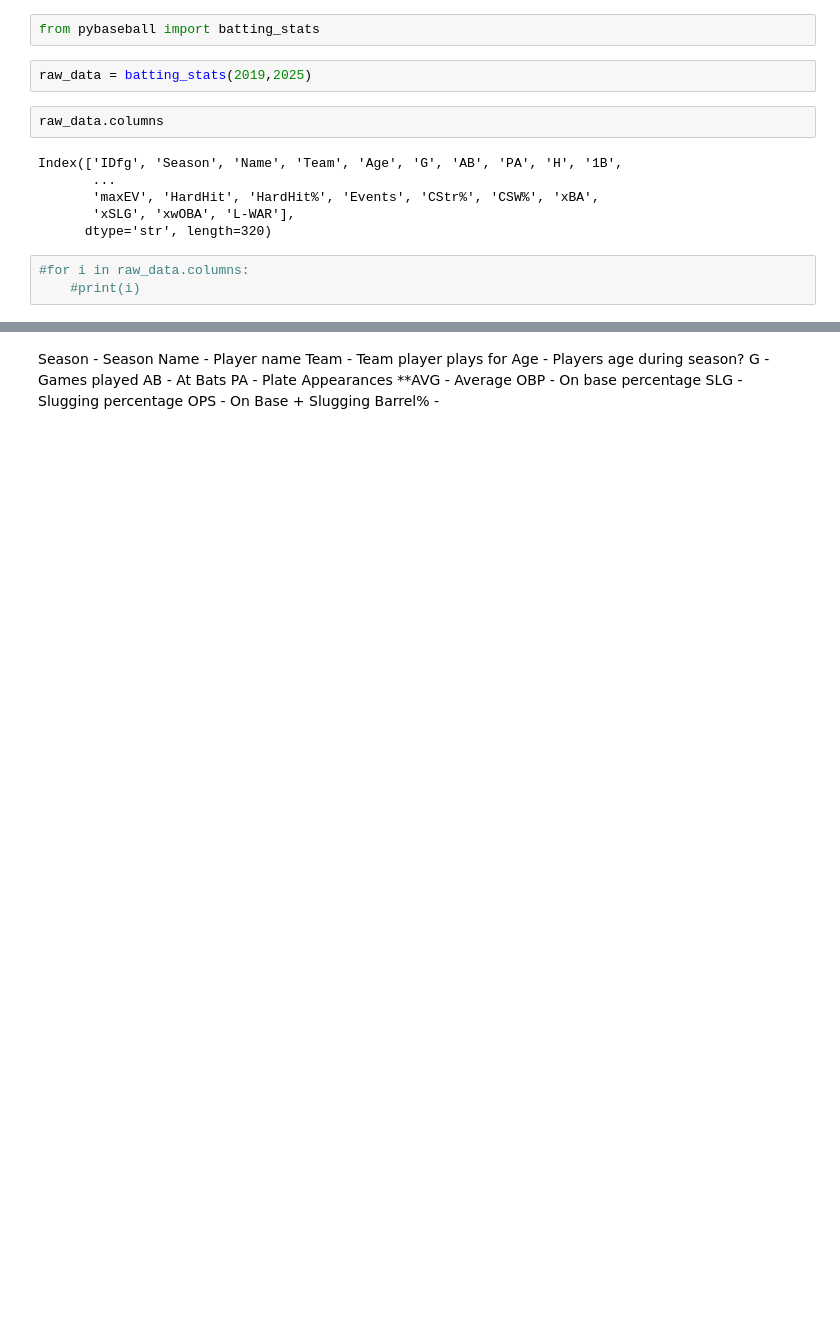
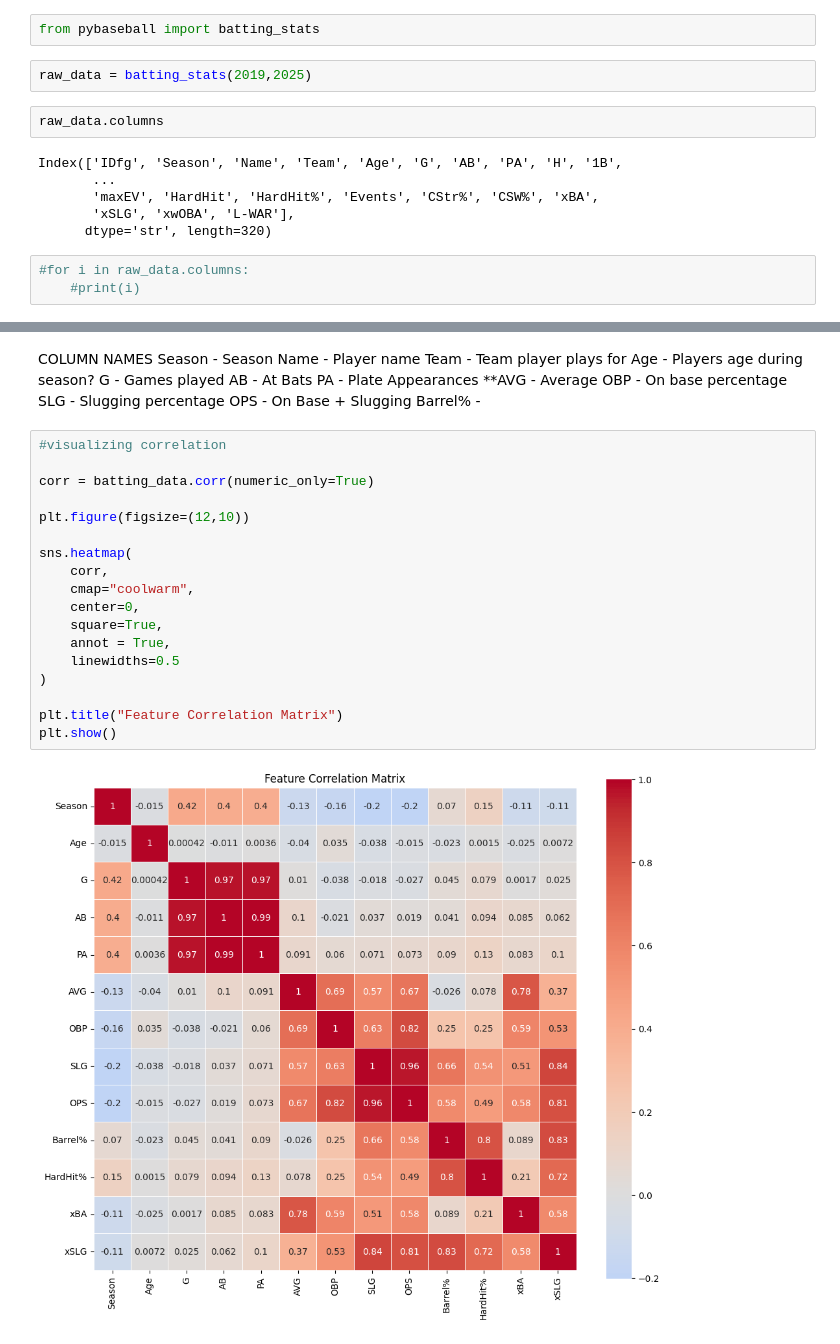
Before and after one commit to alexanderneva/baseball, a Jupyter notebook: ColumnExploration.ipynb, the cells around one changed output, grey strips where cells are left out. Cells and saved outputs as stored; diff of their text form; blank space fills up the shorter version.

Commit message:
Did some more data investigation and processing in ColumnExploration.ipynb

```diff
--- a/ColumnExploration.ipynb
+++ b/ColumnExploration.ipynb
@@ -25,4 +39,5 @@ batting_data.head()
 # %% [markdown]
+COLUMN NAMES
 Season - Season
 Name - Player name
 Team - Team player plays for
@@ -35,3 +50,23 @@ OBP - On base percentage
 SLG - Slugging percentage
 OPS - On Base + Slugging
 Barrel% -
+# %%
+#visualizing correlation
+
+corr = batting_data.corr(numeric_only=True)
+
+plt.figure(figsize=(12,10))
+
+sns.heatmap(
+    corr,
+    cmap="coolwarm",
+    center=0,
+    square=True,
+    annot = True,
+    linewidths=0.5
+)
+
+plt.title("Feature Correlation Matrix")
+plt.show()
+# %% [output]
+[figure, added]
```
Also changed, not shown: parts of 14 cells of this notebook, 3 other files.
